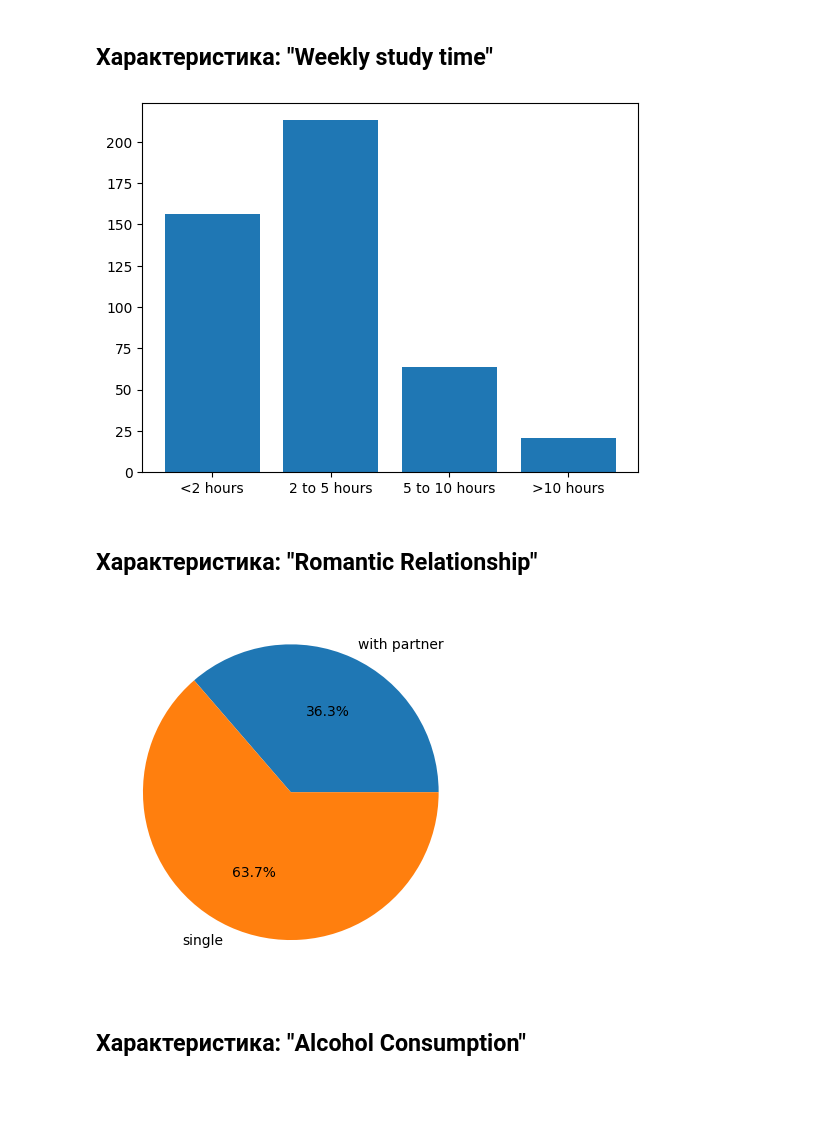
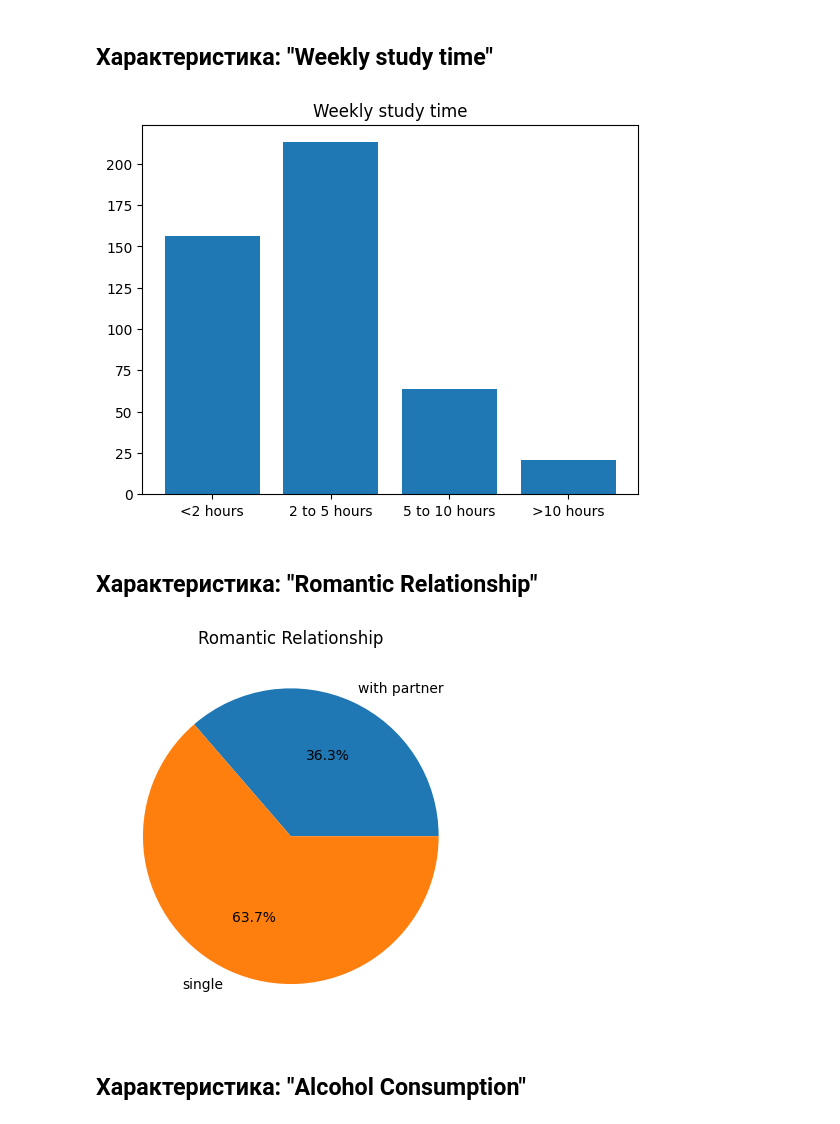
Before and after one commit to OfLoopa/ml_mipt_dafe, a Jupyter notebook: homeworks/hw_1/hw_1_EDA_preproc.ipynb, the cells around one changed output. Drawn from its saved outputs; the diff is of its cells as text; code cells hidden in the pictures; blank space fills up the shorter version.

```diff
--- a/homeworks/hw_1/hw_1_EDA_preproc.ipynb
+++ b/homeworks/hw_1/hw_1_EDA_preproc.ipynb
@@ -103,9 +103,10 @@ plt.show()
 ## Характеристика: "Weekly study time"
 # %%
 plt.bar(["<2 hours", "2 to 5 hours", "5 to 10 hours", ">10 hours"], list(X_train.groupby('studytime').size()))
+plt.title('Weekly study time')
 plt.show()
 # %% [output]
-[figure, old version]
+[figure, new version]
 # %% [markdown]
 ## Характеристика: "Romantic Relationship"
 # %%
@@ -113,9 +114,10 @@ in_pair = X_train["romantic"].value_counts()["yes"]
 single = X_train["romantic"].value_counts()["no"]
 
 plt.pie([in_pair, single], labels = ["with partner", "single"], autopct='%1.1f%%')
+plt.title('Romantic Relationship')
 plt.show()
 # %% [output]
-[figure, old version]
+[figure, new version]
 # %% [markdown]
 ## Характеристика: "Alcohol Consumption"
 # %%
```
Also changed, not shown: parts of 21 cells of this notebook, 4 other files.
